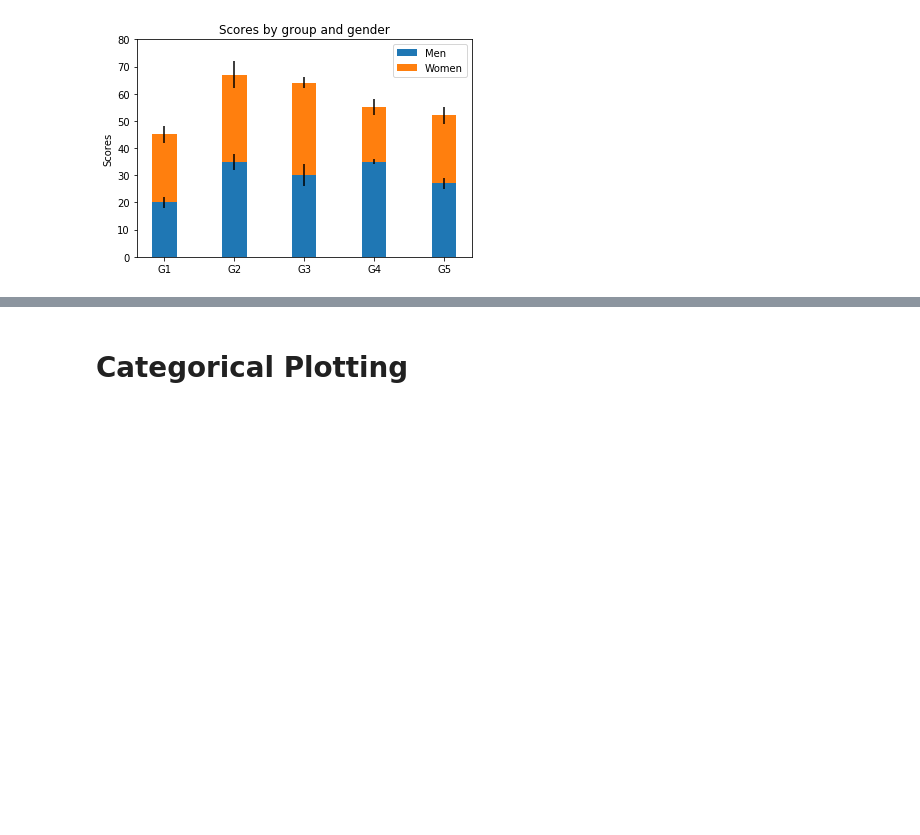
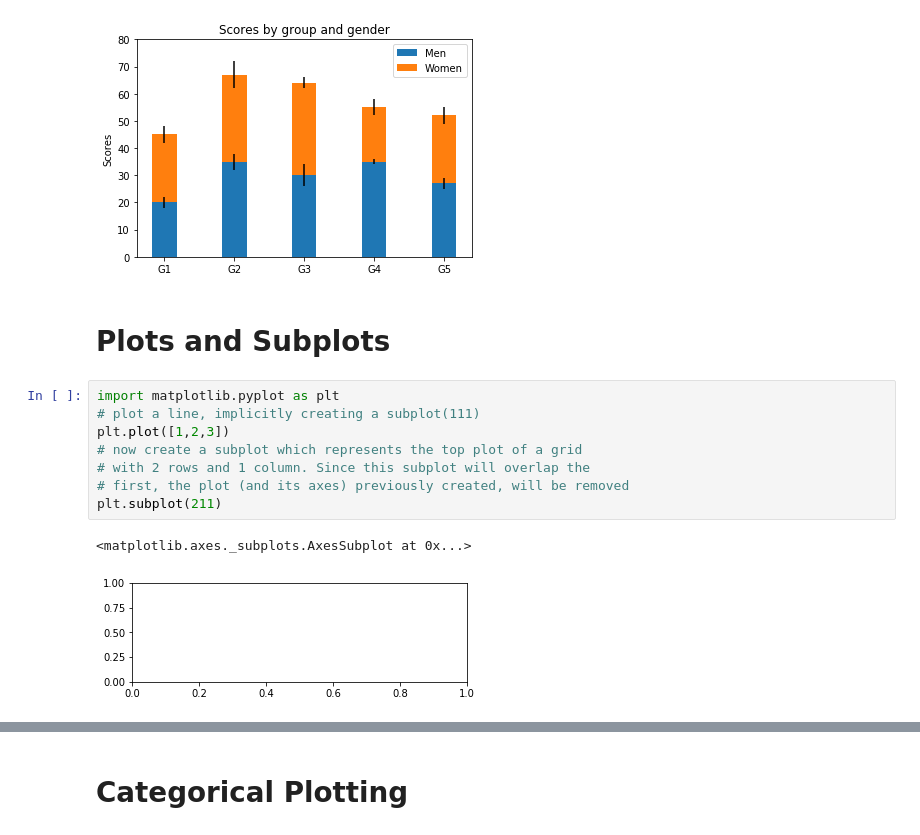
Before and after one commit to vkrishnam23/STIA-210-Georgetown, a Jupyter notebook: 9_16_2019_Intro_to_Data_Visualization_CodeAlong.ipynb, the cells around one changed output, grey strips where cells are left out. Cells and saved outputs as stored; diff of their text form; blank space fills up the shorter version.

```diff
--- a/9_16_2019_Intro_to_Data_Visualization_CodeAlong.ipynb
+++ b/9_16_2019_Intro_to_Data_Visualization_CodeAlong.ipynb
@@ -104,3 +104,16 @@ plt.legend((p1[0], p2[0]), ('Men', 'Women'))
 plt.show()
 # %% [output]
 [figure]
+# %% [markdown]
+# Plots and Subplots
+# %%
+import matplotlib.pyplot as plt
+# plot a line, implicitly creating a subplot(111)
+plt.plot([1,2,3])
+# now create a subplot which represents the top plot of a grid
+# with 2 rows and 1 column. Since this subplot will overlap the
+# first, the plot (and its axes) previously created, will be removed
+plt.subplot(211)
+# %% [output]
+<matplotlib.axes._subplots.AxesSubplot at 0x...>
+[figure, added]
```
Also changed, not shown: parts of 4 cells of this notebook.
